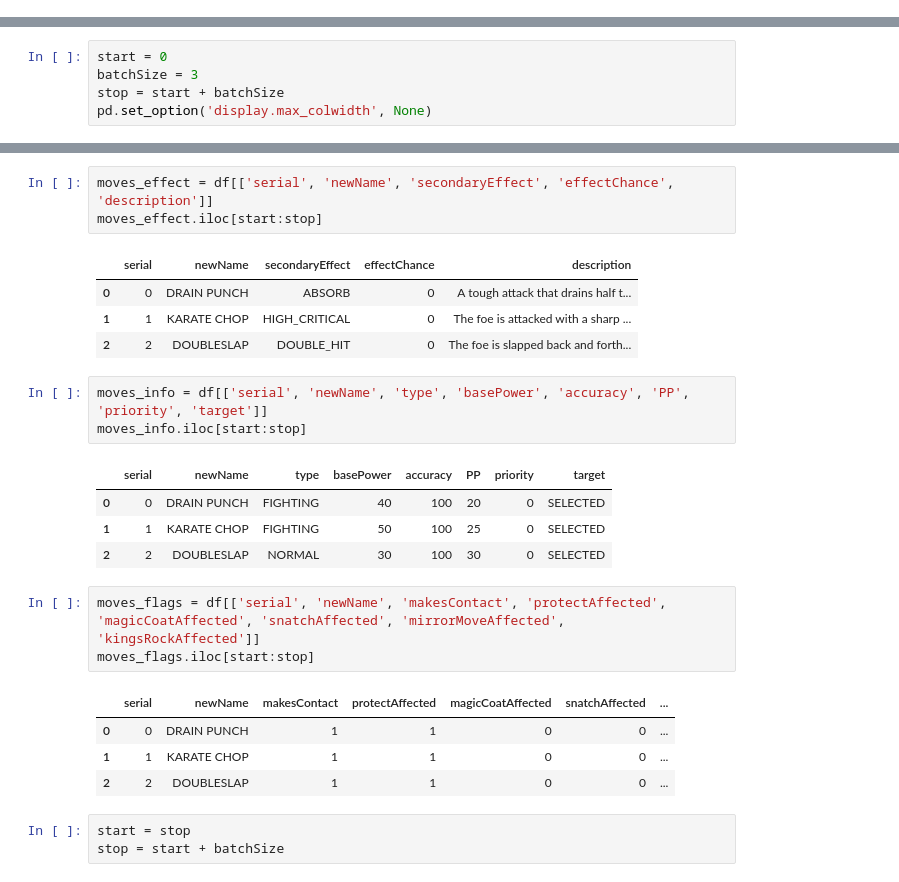
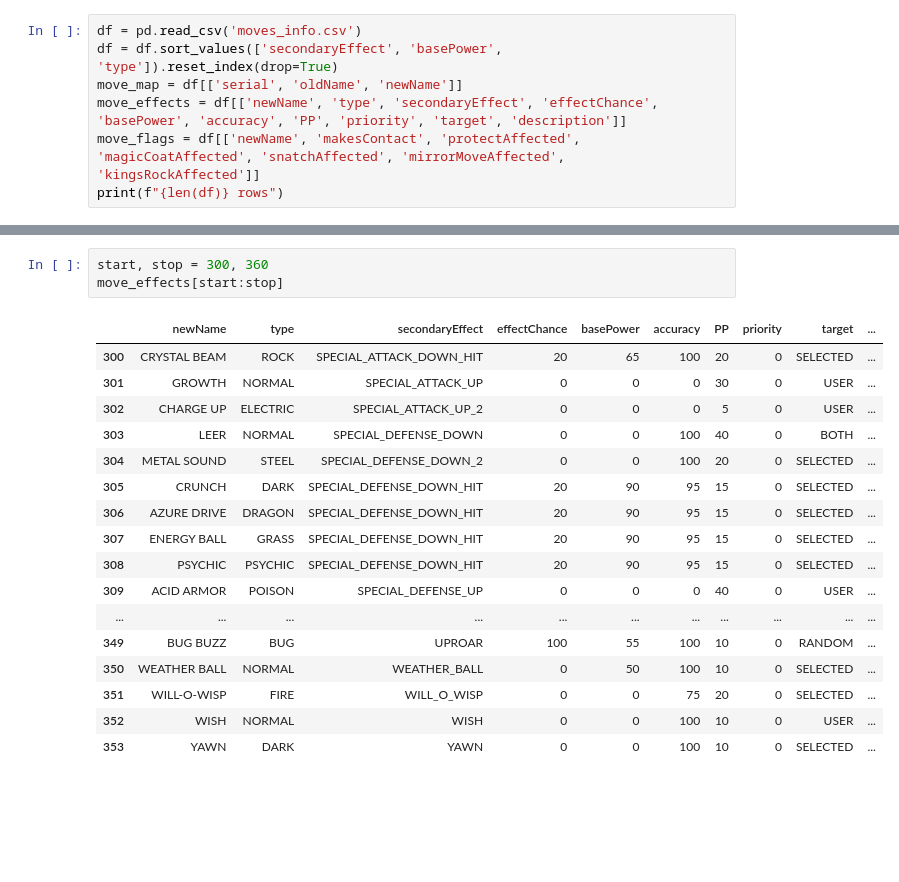
Before and after one commit to Ebadulislam1001/FireRed_RomHack, a Jupyter notebook: docs/moves/moves_info.ipynb, the cells around one changed output, grey strips where cells are left out. Saved outputs shown, nothing was run; the diff lists cells and outputs as text; blank space fills up the shorter version.

```diff
--- a/docs/moves/moves_info.ipynb
+++ b/docs/moves/moves_info.ipynb
@@ -0,0 +5,7 @@
+# %%
+df = pd.read_csv('moves_info.csv')
+df = df.sort_values(['secondaryEffect', 'basePower', 'type']).reset_index(drop=True)
+move_map = df[['serial', 'oldName', 'newName']]
+move_effects = df[['newName', 'type', 'secondaryEffect', 'effectChance', 'basePower', 'accuracy', 'PP', 'priority', 'target', 'description']]
+move_flags = df[['newName', 'makesContact', 'protectAffected', 'magicCoatAffected', 'snatchAffected', 'mirrorMoveAffected', 'kingsRockAffected']]
+print(f"{len(df)} rows")
@@ -14,5 +15,0 @@ Index(['serial', 'oldName', 'newName', 'type', 'basePower', 'accuracy',
-# %%
-start = 0
-batchSize = 3
-stop = start + batchSize
-pd.set_option('display.max_colwidth', None)
@@ -29,27 +16,21 @@ moves_map.iloc[start:stop]
-# %%
-moves_effect = df[['serial', 'newName', 'secondaryEffect', 'effectChance', 'description']]
-moves_effect.iloc[start:stop]
-# %% [output]
-|  | serial | newName | secondaryEffect | effectChance | description |
-| 0 | 0 | DRAIN PUNCH | ABSORB | 0 | A tough attack that drains half t... |
-| 1 | 1 | KARATE CHOP | HIGH_CRITICAL | 0 | The foe is attacked with a sharp ... |
-| 2 | 2 | DOUBLESLAP | DOUBLE_HIT | 0 | The foe is slapped back and forth... |
-# %%
-moves_info = df[['serial', 'newName', 'type', 'basePower', 'accuracy', 'PP', 'priority', 'target']]
-moves_info.iloc[start:stop]
-# %% [output]
-|  | serial | newName | type | basePower | accuracy | PP | priority | target |
-| 0 | 0 | DRAIN PUNCH | FIGHTING | 40 | 100 | 20 | 0 | SELECTED |
-| 1 | 1 | KARATE CHOP | FIGHTING | 50 | 100 | 25 | 0 | SELECTED |
-| 2 | 2 | DOUBLESLAP | NORMAL | 30 | 100 | 30 | 0 | SELECTED |
-# %%
-moves_flags = df[['serial', 'newName', 'makesContact', 'protectAffected', 'magicCoatAffected', 'snatchAffected', 'mirrorMoveAffected', 'kingsRockAffected']]
-moves_flags.iloc[start:stop]
-# %% [output]
-|  | serial | newName | makesContact | protectAffected | magicCoatAffected | snatchAffected | ... |
-| 0 | 0 | DRAIN PUNCH | 1 | 1 | 0 | 0 | ... |
-| 1 | 1 | KARATE CHOP | 1 | 1 | 0 | 0 | ... |
-| 2 | 2 | DOUBLESLAP | 1 | 1 | 0 | 0 | ... |
 # %%
-start = stop
-stop = start + batchSize
+start, stop = 300, 360
+move_effects[start:stop]
+# %% [output]
+|  | newName | type | secondaryEffect | effectChance | basePower | accuracy | PP | priority | target | ... |
+| 300 | CRYSTAL BEAM | ROCK | SPECIAL_ATTACK_DOWN_HIT | 20 | 65 | 100 | 20 | 0 | SELECTED | ... |
+| 301 | GROWTH | NORMAL | SPECIAL_ATTACK_UP | 0 | 0 | 0 | 30 | 0 | USER | ... |
+| 302 | CHARGE UP | ELECTRIC | SPECIAL_ATTACK_UP_2 | 0 | 0 | 0 | 5 | 0 | USER | ... |
+| 303 | LEER | NORMAL | SPECIAL_DEFENSE_DOWN | 0 | 0 | 100 | 40 | 0 | BOTH | ... |
+| 304 | METAL SOUND | STEEL | SPECIAL_DEFENSE_DOWN_2 | 0 | 0 | 100 | 20 | 0 | SELECTED | ... |
+| 305 | CRUNCH | DARK | SPECIAL_DEFENSE_DOWN_HIT | 20 | 90 | 95 | 15 | 0 | SELECTED | ... |
+| 306 | AZURE DRIVE | DRAGON | SPECIAL_DEFENSE_DOWN_HIT | 20 | 90 | 95 | 15 | 0 | SELECTED | ... |
+| 307 | ENERGY BALL | GRASS | SPECIAL_DEFENSE_DOWN_HIT | 20 | 90 | 95 | 15 | 0 | SELECTED | ... |
+| 308 | PSYCHIC | PSYCHIC | SPECIAL_DEFENSE_DOWN_HIT | 20 | 90 | 95 | 15 | 0 | SELECTED | ... |
+| 309 | ACID ARMOR | POISON | SPECIAL_DEFENSE_UP | 0 | 0 | 0 | 40 | 0 | USER | ... |
+| ... | ... | ... | ... | ... | ... | ... | ... | ... | ... | ... |
+| 349 | BUG BUZZ | BUG | UPROAR | 100 | 55 | 100 | 10 | 0 | RANDOM | ... |
+| 350 | WEATHER BALL | NORMAL | WEATHER_BALL | 0 | 50 | 100 | 10 | 0 | SELECTED | ... |
+| 351 | WILL-O-WISP | FIRE | WILL_O_WISP | 0 | 0 | 75 | 20 | 0 | SELECTED | ... |
+| 352 | WISH | NORMAL | WISH | 0 | 0 | 100 | 10 | 0 | USER | ... |
+| 353 | YAWN | DARK | YAWN | 0 | 0 | 100 | 10 | 0 | SELECTED | ... |
```
Also changed, not shown: parts of 7 cells of this notebook, 16 other files.
